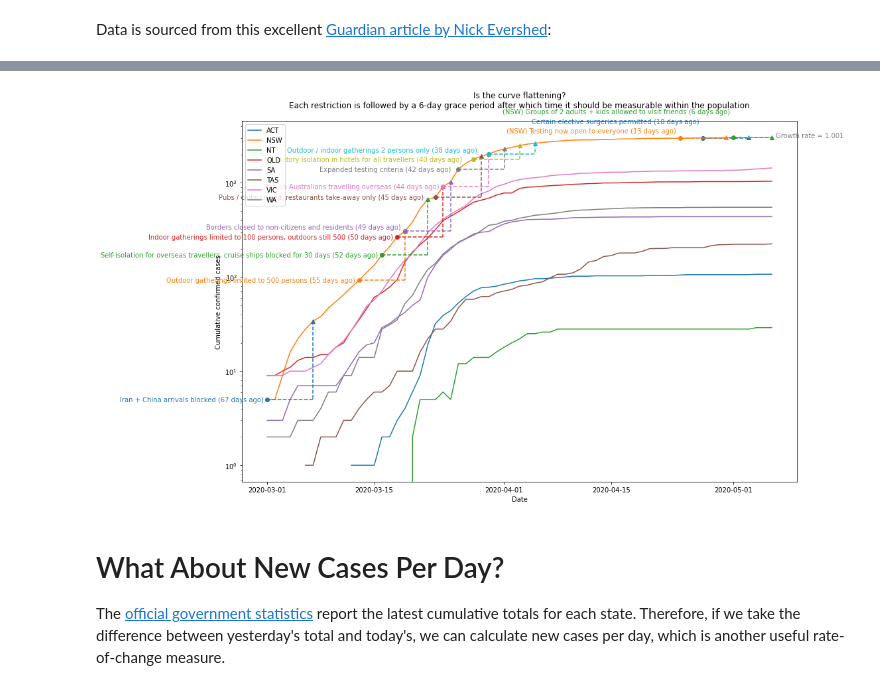
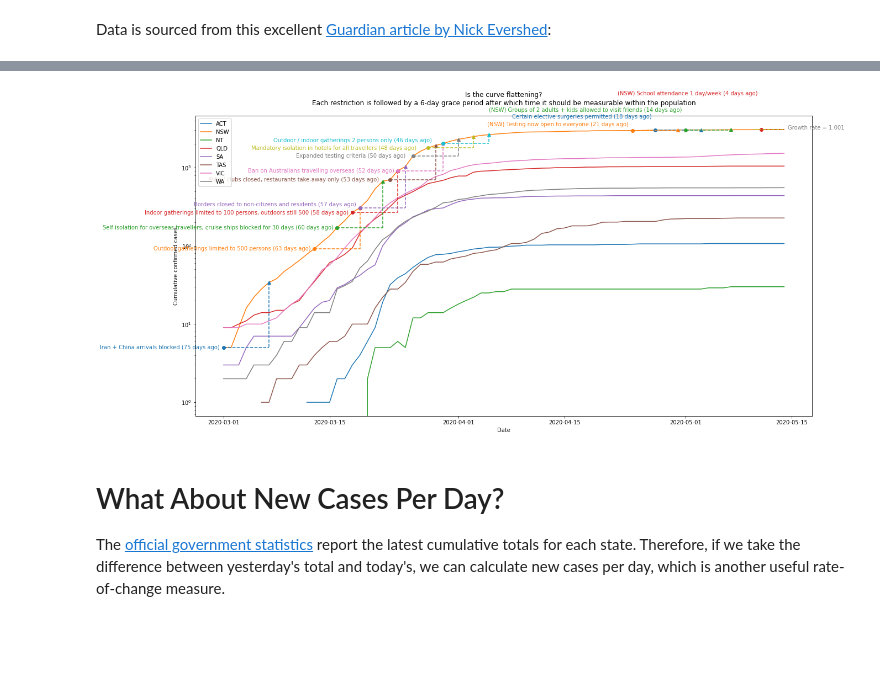
Before and after one commit to NuclearFishin/covid-19, a Jupyter notebook: COVID_19_analysis.ipynb, the cells around one changed output, grey strips where cells are left out. Drawn from its saved outputs; the diff is of its cells as text; code cells hidden in the pictures; blank space fills up the shorter version.

```diff
--- a/COVID_19_analysis.ipynb
+++ b/COVID_19_analysis.ipynb
@@ -123,7 +123,13 @@ highlights = [\
               ['2020-04-24', '(NSW) Testing now open to everyone', '0 days', 1.2],\
 
               # https://www.abc.net.au/news/2020-04-28/nsw-coronavirus-lockdown-to-be-relaxed-gladys-berejiklian-says/12190284
-              ['2020-05-01', '(NSW) Groups of 2 adults + kids allowed to visit friends', '0 days', 1.9]
+              ['2020-05-01', '(NSW) Groups of 2 adults + kids allowed to visit friends', '0 days', 1.8],
+
+              # https://www.nsw.gov.au/covid-19/education
+              ['2020-05-11', '(NSW) School attendance 1 day/week', '0 days', 2.9],
+
+              # https://www.nsw.gov.au/covid-19/what-you-can-and-cant-do-under-rules/changes#what-is-changing-on-15-may
+              ['2020-05-15', '(NSW) Public gatherings for <= 10 ppl. Restaurants open for <= 10 ppl. Playgrounds open. More', '0 days', 3.7]
              ]
 # %%
 # Time to plot...
@@ -133,7 +139,7 @@ sample_data = p[start_date:]
 if skip_today:
   sample_data = sample_data[:-1]
 
-plt.figure(figsize=[15,10])
+plt.figure(figsize=[20,10])
 plt.yscale('log')
 plt.xscale('linear')
 plt.title('Is the curve flattening?\n\
@@ -179,34 +185,34 @@ for index, (date_str, action, *etc) in enumerate(highlights):
 
     # Add the annotation, a little to the left of the start point
     # Also allow for manual offsets, to prevent annotations overlapping
     offsets = dict(enumerate(etc))
     offset_days = offsets.get(0, '0 days')
     offset_count = offsets.get(1, 1)
     offset_x = pd.Timedelta(offset_days)
     text_start_x = date_start + pd.Timedelta('-12 hours') + offset_x
     text_start_y = value_start * offset_count
     plt.text(text_start_x, text_start_y, action, horizontalalignment='right', verticalalignment='center', color=colour, alpha=alpha)
 
 # Let's add a growth rate, last 5 days
 growth_sample_days = 5
 compound = growth_sample_days - 1 # of days growth is compounded
 range = sample_data[state_of_interest]
 range_start = range[-growth_sample_days]
 range_start_date = range.index[-growth_sample_days]
 range_end = range[-1]
 range_end_date = range.index[-1]
 growth = range_end / range_start
 daily_growth = growth ** (1 / compound)
 daily_growth = round(daily_growth, 3)
 plt.plot([range_start_date, range_end_date], [range_start, range_end], '--', markerfacecolor='gray')
 plt.text(range_end_date +  + pd.Timedelta('12 hours'), range_end, 'Growth rate = {0}'.format(daily_growth), color='gray')
 
 plt.legend(loc="upper left")
 plt.show()
 
 # NB: might be some warnings below, depending on how complete today's data is
 # %% [output]
-[figure, old version]
+[figure, new version]
 # %% [markdown]
 # What About New Cases Per Day?
 
```
Also changed, not shown: parts of 3 cells of this notebook.
